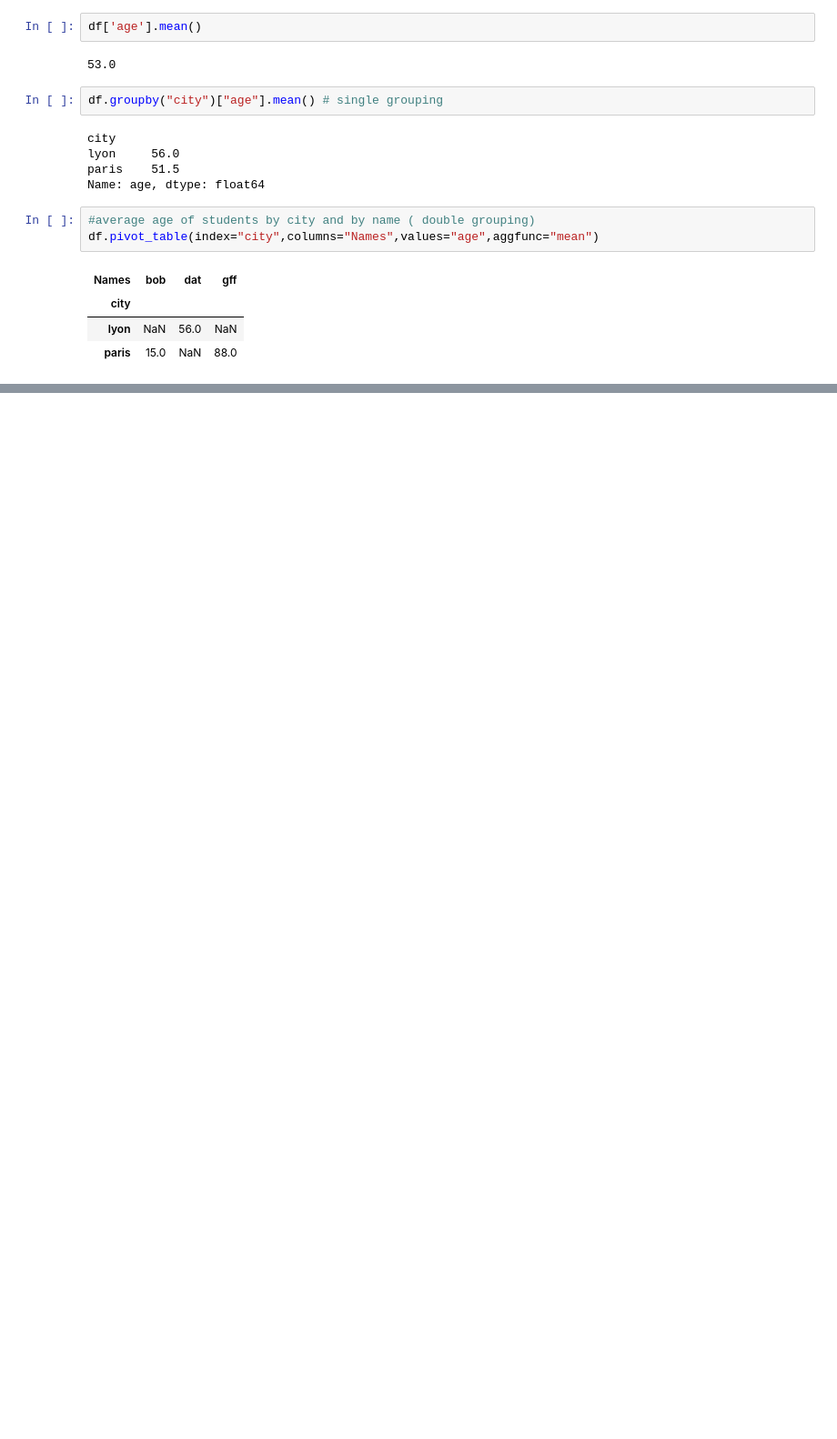
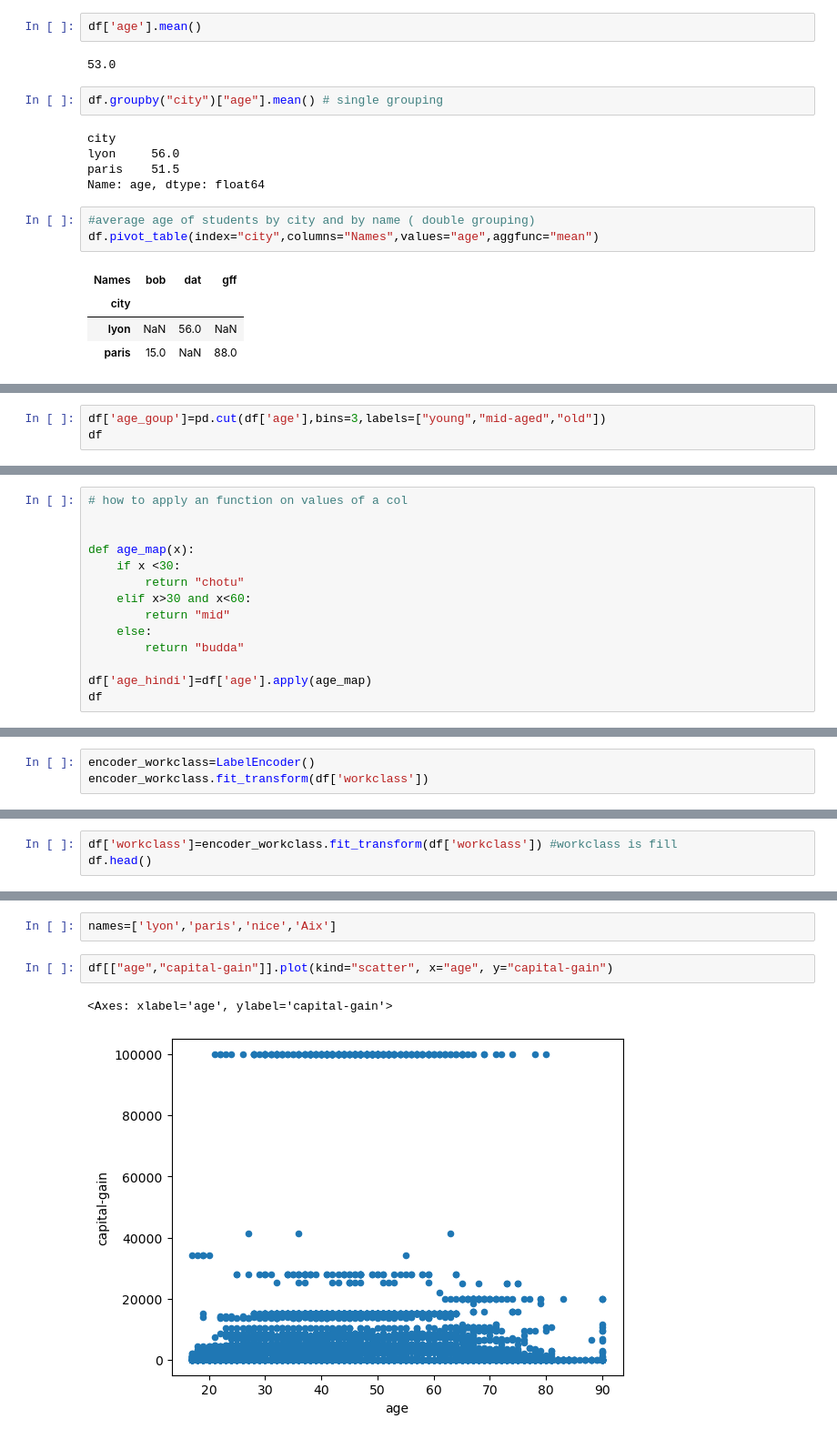
Before and after one commit to dcrey7/emlyon_dsais, a Jupyter notebook: emlyon_notes_september.ipynb, the cells around one changed output, grey strips where cells are left out. Shown at 91% size. Saved outputs shown, nothing was run; the diff lists cells and outputs as text; blank space fills up the shorter version.

```diff
--- a/emlyon_notes_september.ipynb
+++ b/emlyon_notes_september.ipynb
@@ -594,0 +793,3 @@ df.pivot_table(index="city",columns="Names",values="age",aggfunc="mean")
+# %%
+df['age_goup']=pd.cut(df['age'],bins=3,labels=["young","mid-aged","old"])
+df
@@ -594,0 +810,14 @@ df.pivot_table(index="city",columns="Names",values="age",aggfunc="mean")
+# %%
+# how to apply an function on values of a col
+
+
+def age_map(x):
+    if x <30:
+        return "chotu"
+    elif x>30 and x<60:
+        return "mid"
+    else:
+        return "budda"
+
+df['age_hindi']=df['age'].apply(age_map)
+df
@@ -594,0 +869,3 @@ df.pivot_table(index="city",columns="Names",values="age",aggfunc="mean")
+# %%
+encoder_workclass=LabelEncoder()
+encoder_workclass.fit_transform(df['workclass'])
@@ -594,0 +880,3 @@ df.pivot_table(index="city",columns="Names",values="age",aggfunc="mean")
+# %%
+df['workclass']=encoder_workclass.fit_transform(df['workclass']) #workclass is fill
+df.head()
@@ -594,0 +890,7 @@ df.pivot_table(index="city",columns="Names",values="age",aggfunc="mean")
+# %%
+names=['lyon','paris','nice','Aix']
+# %%
+df[["age","capital-gain"]].plot(kind="scatter", x="age", y="capital-gain")
+# %% [output]
+<Axes: xlabel='age', ylabel='capital-gain'>
+[figure, added]
```
Also changed, not shown: parts of 28 cells of this notebook, 7 other files.
